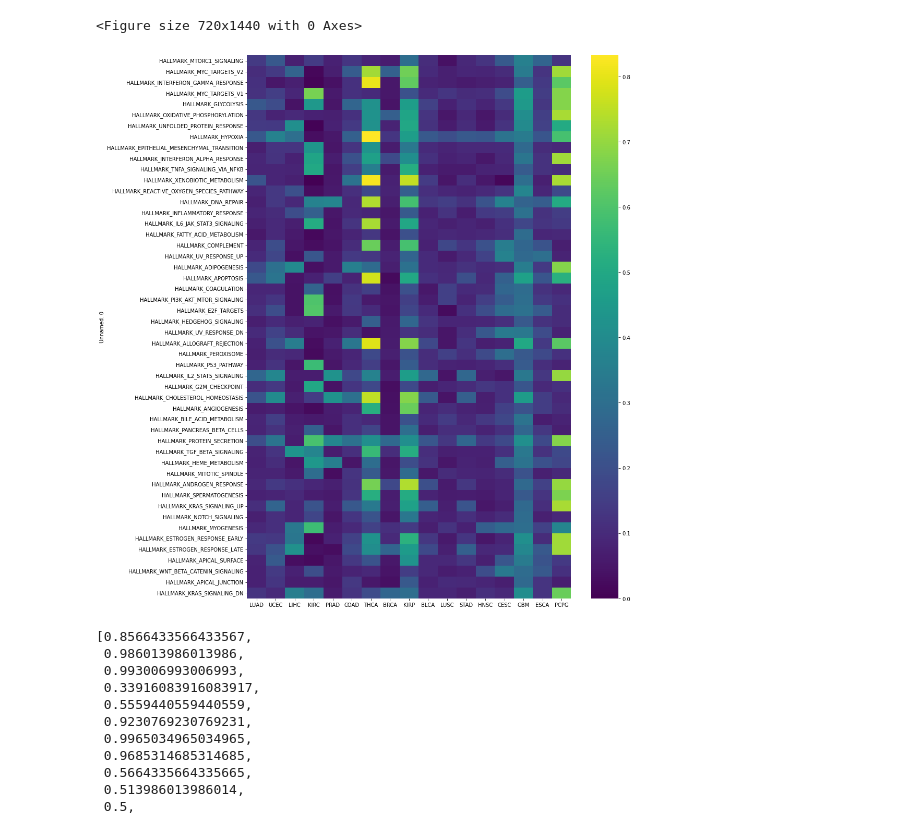
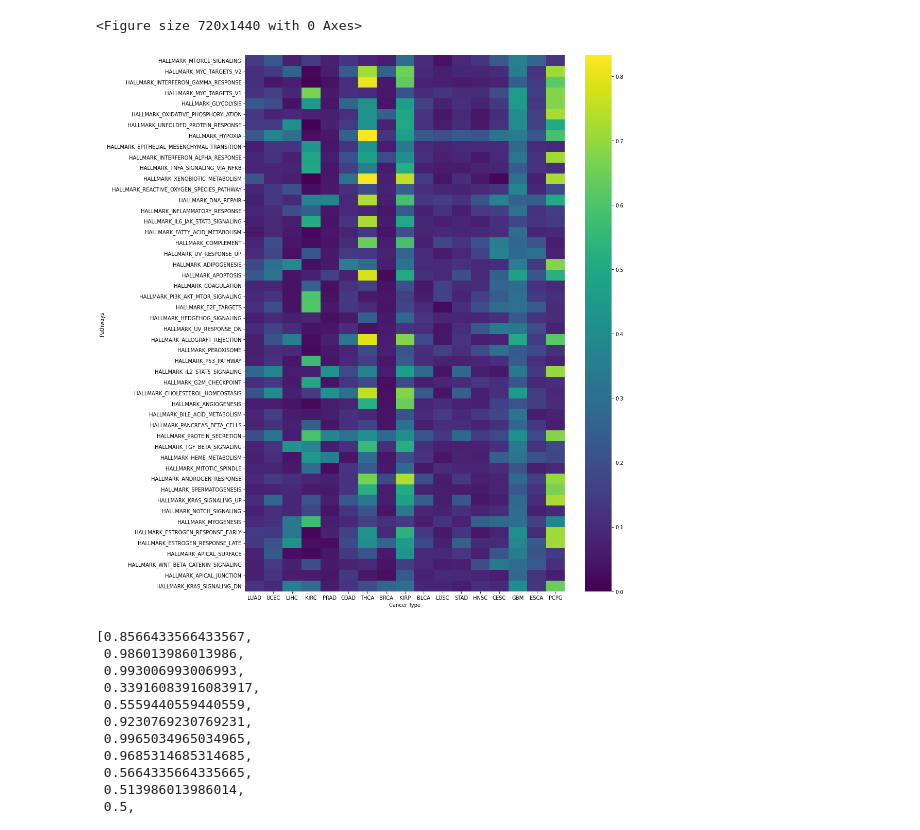
Before and after one commit to Koushul/CITRUS, a Jupyter notebook: MCF10A.ipynb, the cells around one changed output. Cells and saved outputs as stored; diff of their text form; code cells hidden in the pictures.

```diff
--- a/MCF10A.ipynb
+++ b/MCF10A.ipynb
@@ -180,13 +180,17 @@ import matplotlib.pyplot as plt
 <Figure size 720x1440 with 0 Axes>
 # %%
 plt.figure(figsize=(15, 15))
-sns.heatmap(pd.read_csv('pathway_heatmap.csv').set_index('Unnamed: 0'), cmap='viridis', square=False)
+pdf = pd.read_csv('pathway_heatmap.csv').set_index('Unnamed: 0')
+pdf.index.name='Pathways'
+sns.heatmap(pdf, cmap='viridis', square=False)
 plt.tight_layout()
+plt.ylabel('Pathways')
+plt.xlabel('Cancer Type')
+plt.savefig('heatmap.png', dpi=300)
 
-plt.savefig('heatmap.png', dpi=300)
 plt.show()
 # %% [output]
-[figure, old version]
+[figure, new version]
 # %%
 from scipy.stats import ttest_1samp
 from statsmodels.stats.multitest import fdrcorrection
```
Also changed, not shown: 1 other file.
